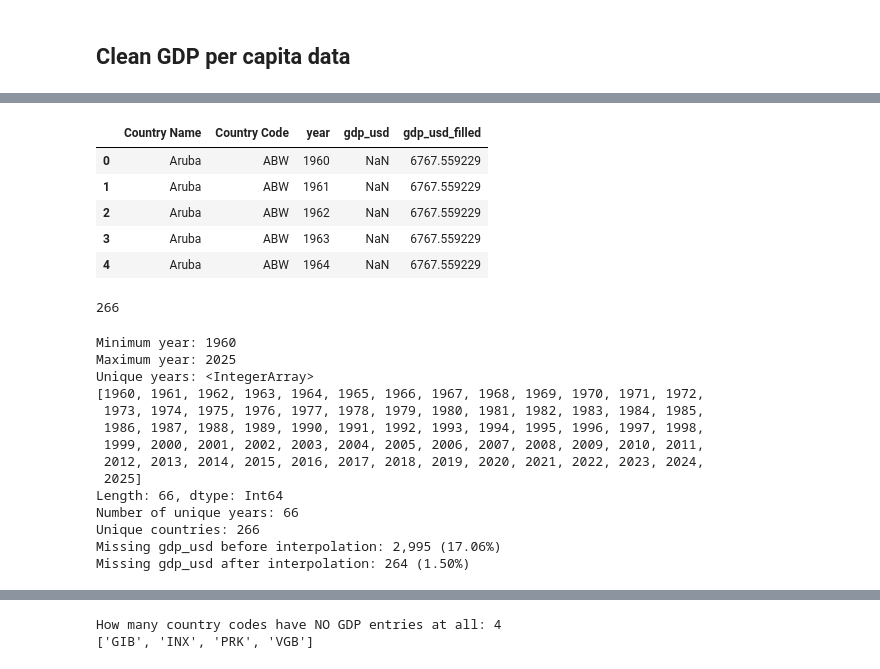
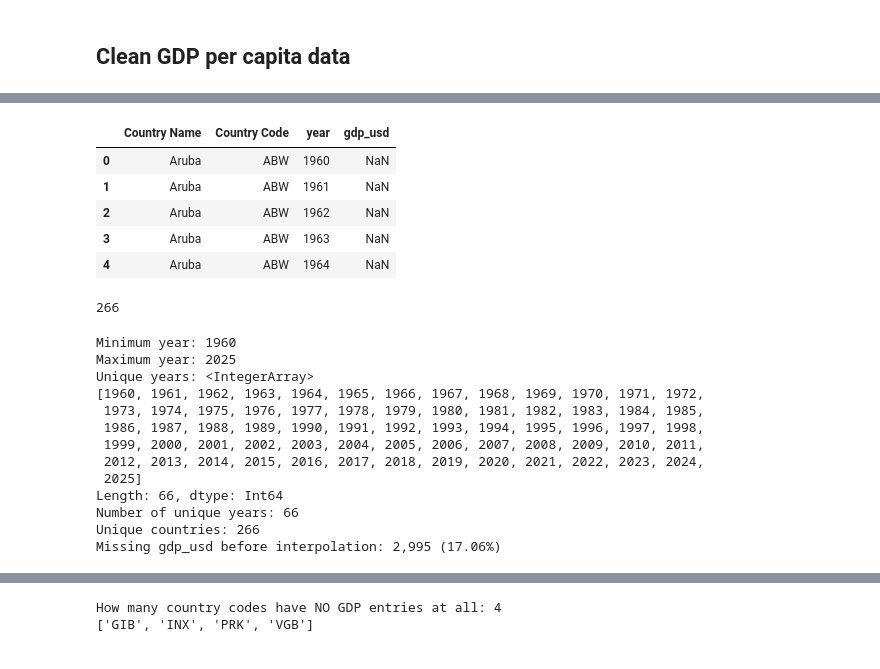
Before and after one commit to com-480-data-visualization/GSP, a Jupyter notebook: MS1/gdp.ipynb, the cells around one changed output, grey strips where cells are left out. Cells and saved outputs as stored; diff of their text form; code cells hidden in the pictures.

Commit message:
updated merged data summary table

```diff
--- a/MS1/gdp.ipynb
+++ b/MS1/gdp.ipynb
@@ -7,7 +7,8 @@ sns.set_theme(style="whitegrid", context="talk")
 # %% [markdown]
 ## Clean GDP per capita data
 # %%
-gdp_raw = pd.read_csv("../data/gdp_per_capita/API_NY.GDP.PCAP.CD_DS2_en_csv_v2_46.csv", skiprows=4, encoding="utf-8-sig")
+# gdp_raw = pd.read_csv("../data/gdp_per_capita/API_NY.GDP.PCAP.CD_DS2_en_csv_v2_46.csv", skiprows=4, encoding="utf-8-sig")
+gdp_raw = pd.read_csv("/Users/faresfawzi/Documents/PhD/DataViz/GSP/data/gdp_absolute/API_NY.GDP.MKTP.CD_DS2_en_csv_v2_94769.csv", skiprows=4, encoding="utf-8-sig")
 gdp_raw.head()
 # %% [output]
 |  | Country Name | Country Code | Indicator Name | Indicator Code | 1960 | 1961 | 1962 | 1963 | ... |
@@ -20,31 +21,31 @@ gdp_raw.head()
 # %%
 year_cols = [c for c in gdp_raw.columns if c.isdigit()]
 
 gdp_long = gdp_raw[["Country Name", "Country Code", *year_cols]].melt(
     id_vars=["Country Name", "Country Code"],
     var_name="year",
     value_name="gdp_usd"
 )
 
 gdp_long["Country Code"] = gdp_long["Country Code"].str.upper().str.strip()
 gdp_long["year"] = pd.to_numeric(gdp_long["year"], errors="coerce").astype("Int64")
 gdp_long["gdp_usd"] = pd.to_numeric(gdp_long["gdp_usd"], errors="coerce")
 
 gdp_long = gdp_long.sort_values(["Country Code", "year"]).reset_index(drop=True)
 
-gdp_long["gdp_usd_filled"] = (
-    gdp_long.groupby("Country Code")["gdp_usd"]
-    .transform(lambda s: s.interpolate(limit_direction="both"))
-)
+# gdp_long["gdp_usd_filled"] = (
+#     gdp_long.groupby("Country Code")["gdp_usd"]
+#     .transform(lambda s: s.interpolate(limit_direction="both"))
+# )
 
 gdp_long.head()
 # %% [output]
-|  | Country Name | Country Code | year | gdp_usd | gdp_usd_filled |
-| 0 | Aruba | ABW | 1960 | NaN | 6767.559229 |
-| 1 | Aruba | ABW | 1961 | NaN | 6767.559229 |
-| 2 | Aruba | ABW | 1962 | NaN | 6767.559229 |
-| 3 | Aruba | ABW | 1963 | NaN | 6767.559229 |
-| 4 | Aruba | ABW | 1964 | NaN | 6767.559229 |
+|  | Country Name | Country Code | year | gdp_usd |
+| 0 | Aruba | ABW | 1960 | NaN |
+| 1 | Aruba | ABW | 1961 | NaN |
+| 2 | Aruba | ABW | 1962 | NaN |
+| 3 | Aruba | ABW | 1963 | NaN |
+| 4 | Aruba | ABW | 1964 | NaN |
 # %%
 gdp_long['Country Code'].nunique()
 # %% [output]
@@ -61,9 +62,7 @@ print(f"Unique countries: {gdp_long['Country Code'].nunique()}")
 
 # number of missing values in gdp_usd before and after interpolation
 gdp_missing_strict = gdp_long["gdp_usd"].isna().sum()
-gdp_missing_final = gdp_long["gdp_usd_filled"].isna().sum()
 print(f"Missing gdp_usd before interpolation: {gdp_missing_strict:,} ({gdp_missing_strict / len(gdp_long) * 100:.2f}%)")
-print(f"Missing gdp_usd after interpolation: {gdp_missing_final:,} ({gdp_missing_final / len(gdp_long) * 100:.2f}%)")
 # %% [output]
 Minimum year: 1960
 Maximum year: 2025
@@ -78,4 +77,3 @@ Length: 66, dtype: Int64
 Number of unique years: 66
 Unique countries: 266
 Missing gdp_usd before interpolation: 2,995 (17.06%)
-Missing gdp_usd after interpolation: 264 (1.50%)
```
Also changed, not shown: parts of 9 cells of this notebook, 2 other files.
